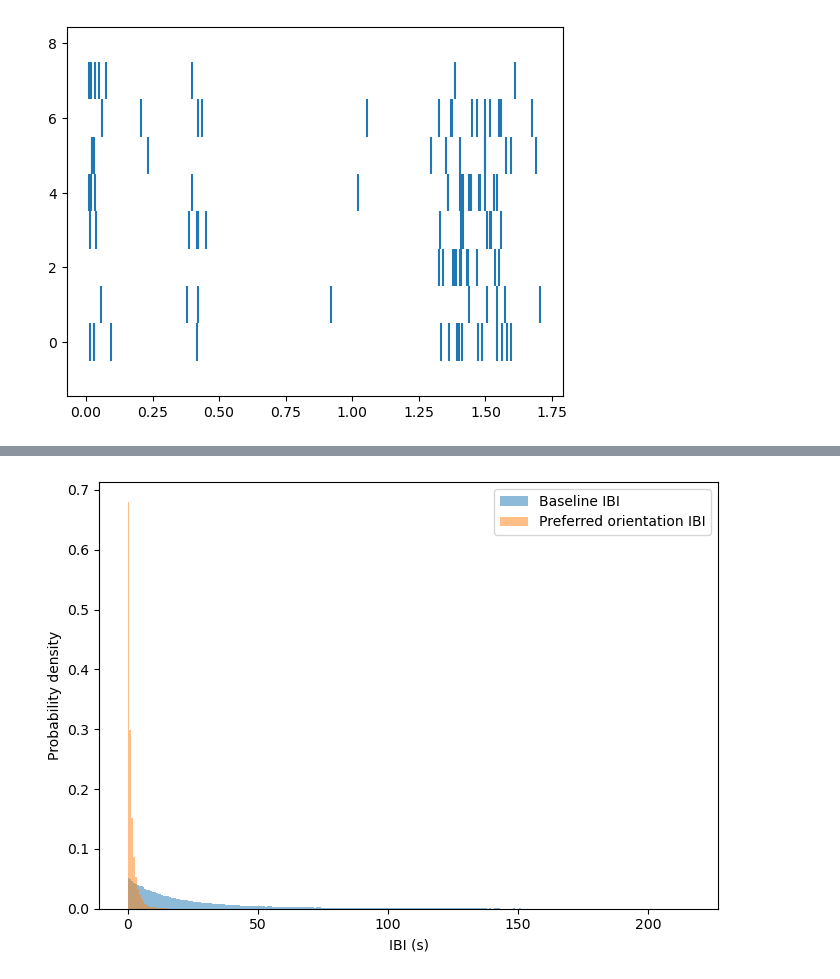
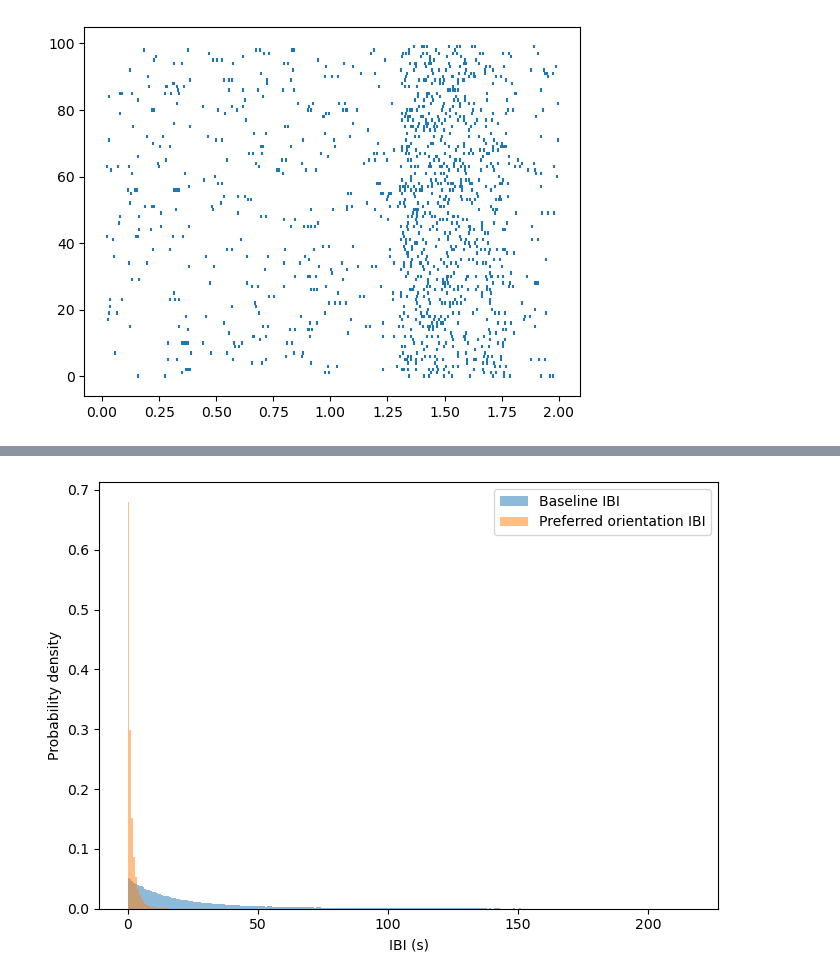
Before and after one commit to a-darcher/response_generator, a Jupyter notebook: dev_nbs/dev.ipynb, the cells around one changed output, grey strips where cells are left out. Saved outputs shown, nothing was run; the diff lists cells and outputs as text; code cells hidden in the pictures.

Commit message:
bursts wip

```diff
--- a/dev_nbs/dev.ipynb
+++ b/dev_nbs/dev.ipynb
@@ -72,18 +57,0 @@ burst_duration = np.array(generator.rng.gamma(2*k, 0.5, size=n_bursts), dtype=in
-# %%
-r_t = generator.r_t.copy()
-
-
-
-def burst_probability_fxn(x,offset):
-    return x * (-offset*1.5/len(x)) + (offset*2)
-
-print(n_bursts)
-for i in range(n_bursts):
-    print(burst_onsets_ms[i])
-
-    x = np.arange(burst_duration[i])
-    f = burst_probability_fxn(x, baseline_fr*20)
-
-    r_t[burst_onsets_ms[i]: burst_onsets_ms[i]+burst_duration[i]] = f
-
-plt.plot(r_t)
@@ -96,20 +86,87 @@ plt.plot(r_t)
 # %%
-p = r_t * dt
+def generate_bursts(r_t, T_on, T_off, avg_burst_rate,
+                    burst_multiplier, burst_alpha, burst_beta,
 
-hits = generator.rng.random(size=(n_trials, total_bins)) <= p
+                    ):
+
+    segment_len = T_off - T_on
+    n_bursts = generator.rng.poisson(lam=avg_burst_rate * segment_len, size=1)[0]
+    burst_onsets = np.sort(generator.rng.uniform(low=T_on, high=T_off, size=n_bursts))
+    burst_onsets_ms = np.array(burst_onsets / dt, dtype=int)
+
+    burst_duration = np.array(generator.rng.poisson(100, size=n_bursts), dtype=int) # ms
+
+    for b in range(n_bursts):
+        x_ = np.linspace(0, 1, burst_duration[b])
+        r_ = beta.pdf(x_, burst_alpha, burst_beta)
+        r_r = r_ * burst_multiplier + baseline_fr
+
+        end_burst = np.min([burst_onsets_ms[b]+burst_duration[b], (T_off / dt)],)
+        end_burst = int(end_burst)
+        burst_len = end_burst - burst_onsets_ms[b]
+
+        r_t[burst_onsets_ms[b]: end_burst] = r_r[:burst_len]
+
+    return r_t
+
+
+n_trials = 100
+
+# generate this once for a cell/response
+baseline_burst_rate = abs(generator.rng.normal(0, 1, 1))
+
+response_burst_rate = abs(generator.rng.normal(5, 2, 1))
+
+
+burst_alpha = 1.5
+burst_beta  = 3
+burst_multiplier = 15
+
+
 trials: list[np.ndarray] = []
 for i in range(n_trials):
+
+    r_t = generator.r_t.copy()
+
+    T_on = 0
+    T_off = generator.response_onset * dt
+    r_t = generate_bursts(r_t, T_on, T_off, baseline_burst_rate,
+                    burst_multiplier, burst_alpha, burst_beta)
+
+    T_on = generator.response_offset * dt
+    T_off = (generator.baseline_T + generator.stimulus_T)
+    r_t = generate_bursts(r_t, T_on, T_off, baseline_burst_rate,
+                    burst_multiplier, burst_alpha, burst_beta)
+
+
+    T_on = generator.response_onset * dt
+    T_off = generator.response_offset * dt
+    r_t = generate_bursts(r_t, T_on, T_off, response_burst_rate,
+                    burst_multiplier, burst_alpha, burst_beta)
+
+
+    p = r_t * dt
+    hits = generator.rng.random(size=(n_trials, total_bins)) <= p
     idx = np.flatnonzero(hits[i])
     spike_times = idx.astype(float) * dt
 
-    # if generator.induce_refractory_period:
-    #     spike_times = generator._force_renewal_process(spike_times)
-    #     spike_times = generator._remove_burn_in_period(spike_times)
+    # remove the "right-hand" spikes corresponding to the 10th percentile of the ISIs
+    isis = np.diff(spike_times)
+    perc_val = np.percentile(isis, 10, axis=0)
+
+    inds = np.where(isis <= perc_val)[0]
+
+    bad_spikes = inds + 1
+    spike_times = np.delete(spike_times, bad_spikes)
+
 
     trials.append(spike_times)
 
 
 plt.eventplot(trials)
 plt.show()
+
+isis = np.concatenate([np.diff(t) for t in trials], dtype=np.float64)
+(sum(isis < 0.003) / len(isis)) * 100
 # %% [output]
-[figure, old version]
+[figure, new version]
```
Also changed, not shown: parts of 7 cells of this notebook.
